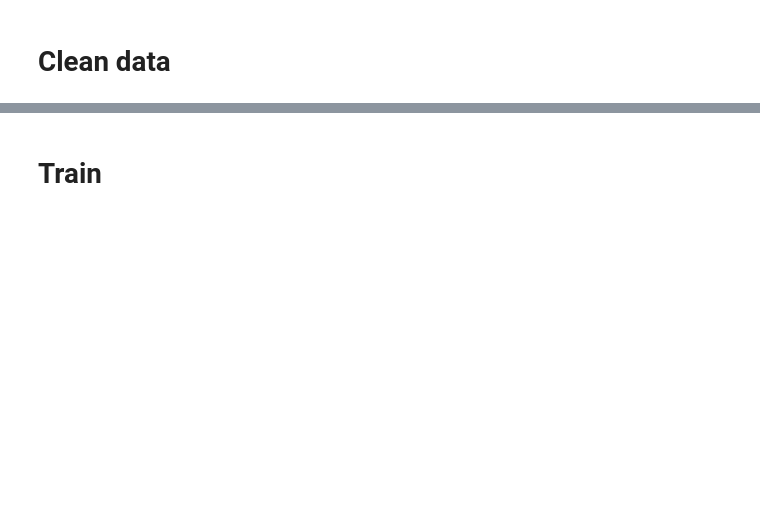
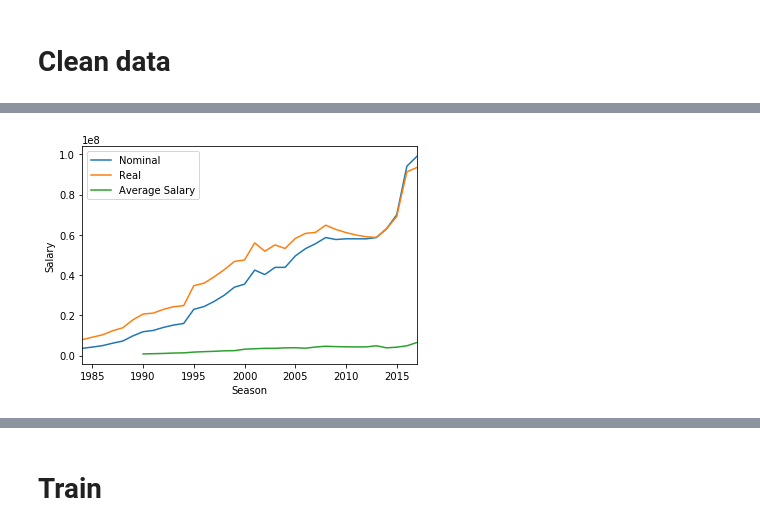
Before and after one commit to dcleung/CIS520-Project, a Jupyter notebook: Notebooks/NBA_Salaries.ipynb, the cells around one changed output, grey strips where cells are left out. Saved outputs shown, nothing was run; the diff lists cells and outputs as text; code cells hidden in the pictures; blank space fills up the shorter version.

```diff
--- a/Notebooks/NBA_Salaries.ipynb
+++ b/Notebooks/NBA_Salaries.ipynb
@@ -49,0 +134,3 @@ seasons_stats_df.head()
+# %%
+salary_cap_df = pd.concat([salary_cap_df, avg_salaries], axis=1, join_axes=[salary_cap_df.index])
+salary_cap_df.head()
@@ -49,0 +145,6 @@ seasons_stats_df.head()
+# %%
+lines = salary_cap_df.plot.line()
+plt.ylabel('Salary')
+plt.show()
+# %% [output]
+[figure, added]
```
Also changed, not shown: parts of 17 cells of this notebook, 1 other file.
